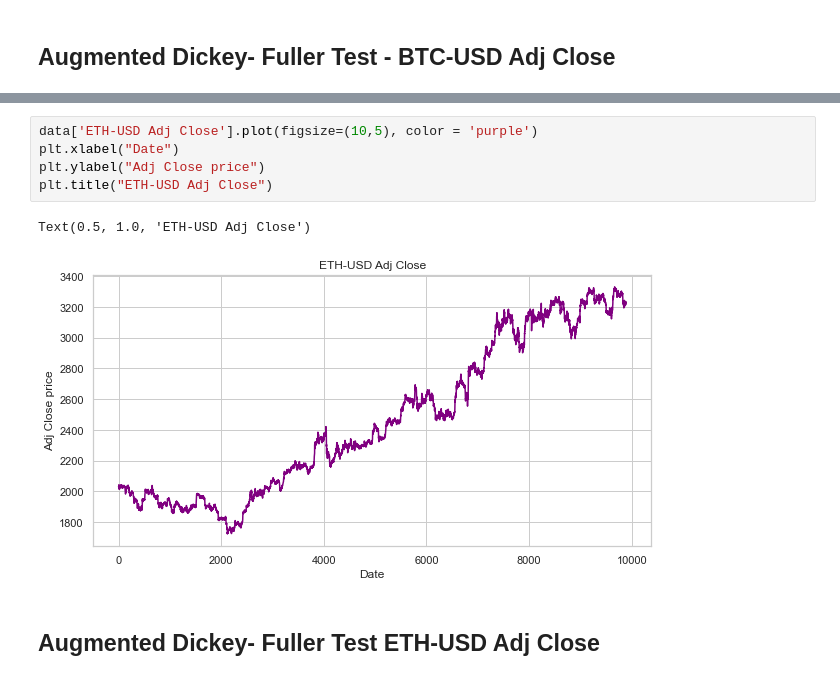
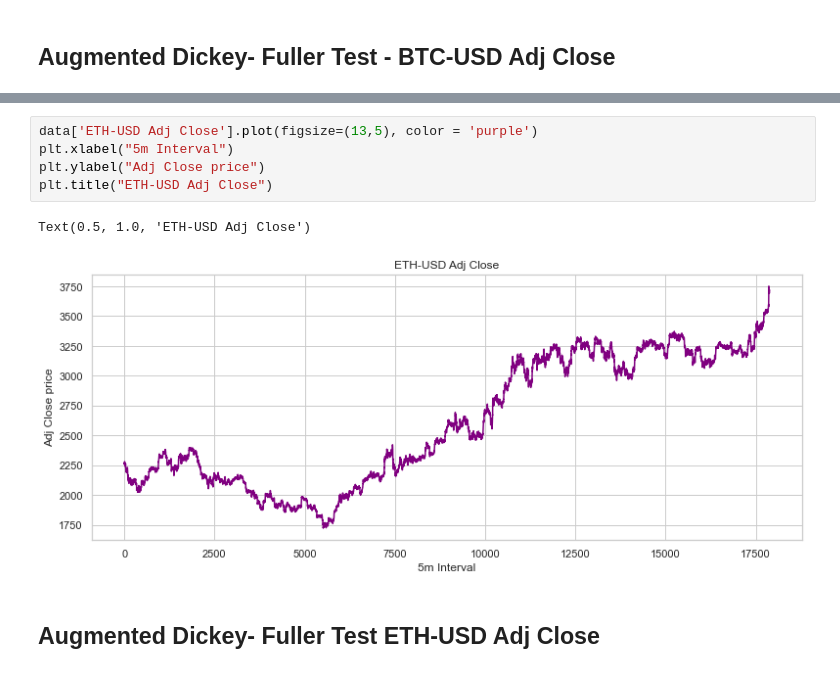
Before and after one commit to bachuamulya/CMF, a Jupyter notebook: dissertation - draft.ipynb, the cells around one changed output, grey strips where cells are left out. Cells and saved outputs as stored; diff of their text form.

```diff
--- a/dissertation - draft.ipynb
+++ b/dissertation - draft.ipynb
@@ -192,11 +315,11 @@ Failed to Reject Ho - Time Series is Non-Stationary
 # %%
-data['ETH-USD Adj Close'].plot(figsize=(10,5), color = 'purple')
-plt.xlabel("Date")
+data['ETH-USD Adj Close'].plot(figsize=(13,5), color = 'purple')
+plt.xlabel("5m Interval")
 plt.ylabel("Adj Close price")
 plt.title("ETH-USD Adj Close")
 # %% [output]
 Text(0.5, 1.0, 'ETH-USD Adj Close')
-[figure, old version]
+[figure, new version]
 # %% [markdown]
 ## Augmented Dickey- Fuller Test ETH-USD Adj Close
 # %%
```
Also changed, not shown: parts of 61 cells of this notebook.
